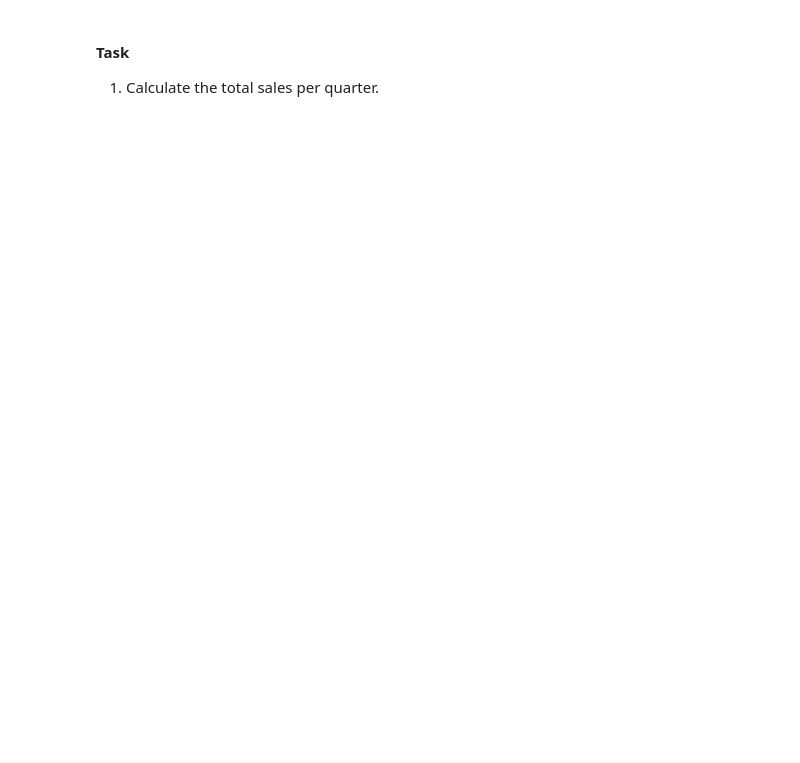
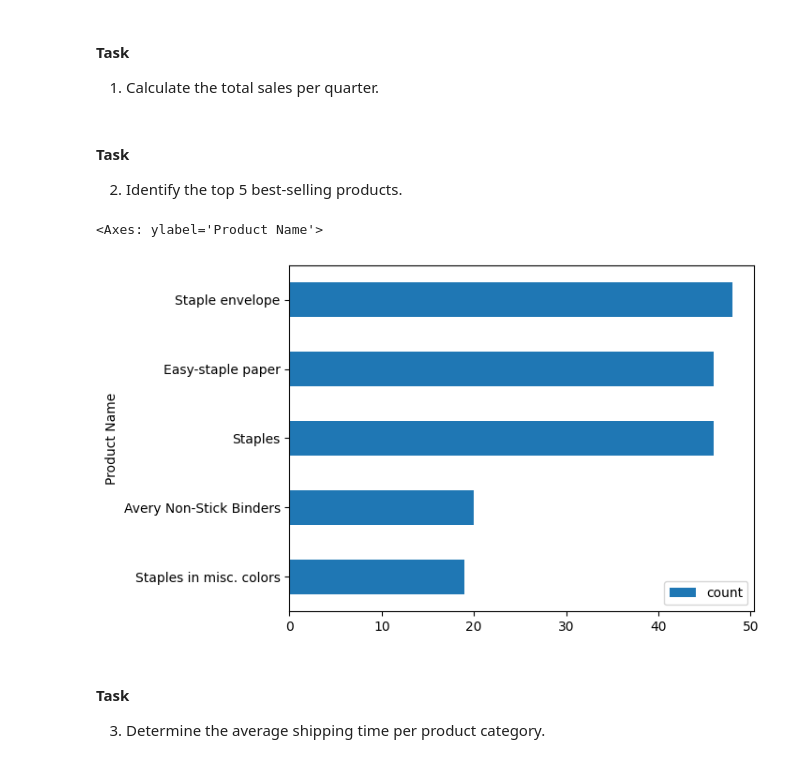
Before and after one commit to SurajPandey3269/Superstore-Dataset, a Jupyter notebook: main.ipynb, the cells around one changed output. Drawn from its saved outputs; the diff is of its cells as text; code cells hidden in the pictures; blank space fills up the shorter version.

```diff
--- a/main.ipynb
+++ b/main.ipynb
@@ -80,3 +109,16 @@ df.duplicated().sum()
 #### Task
 
 1. Calculate the total sales per quarter.
+# %% [markdown]
+#### Task
+
+2. Identify the top 5 best-selling products.
+# %%
+(pd.DataFrame(df['Product Name'].value_counts().sort_values(ascending=False)).head(5)).sort_values(ascending=True, by='count').plot(kind='barh')
+# %% [output]
+<Axes: ylabel='Product Name'>
+[figure, added]
+# %% [markdown]
+#### Task
+
+3. Determine the average shipping time per product category.
```
Also changed, not shown: parts of 3 cells of this notebook.
